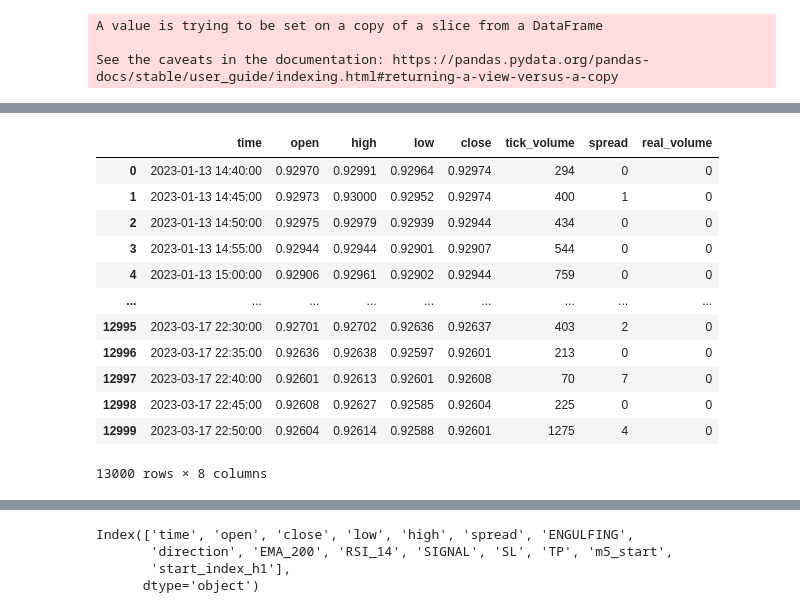
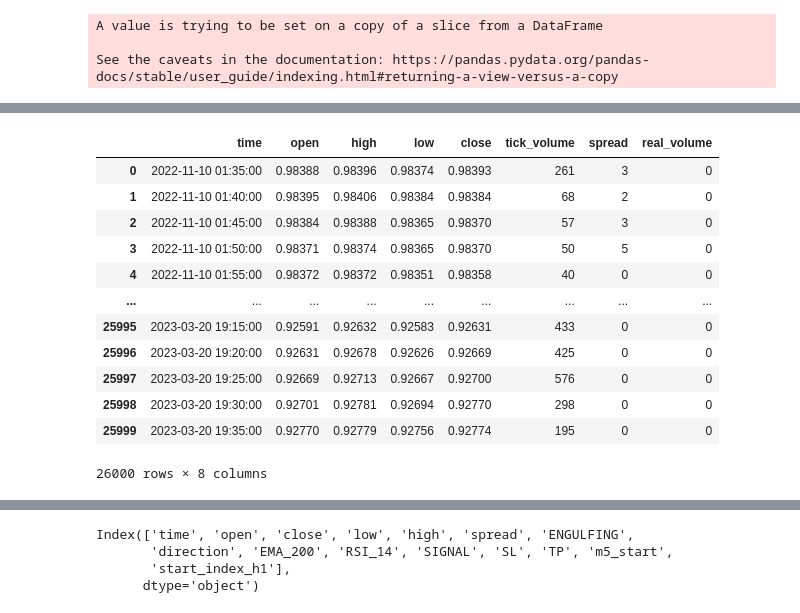
Before and after one commit to meysamshahbazi/algotramic, a Jupyter notebook: back-test-SPREAD.ipynb, the cells around one changed output, grey strips where cells are left out. Cells and saved outputs as stored; diff of their text form; code cells hidden in the pictures.

```diff
--- a/back-test-SPREAD.ipynb
+++ b/back-test-SPREAD.ipynb
@@ -11,4 +11,5 @@ from datetime import datetime
 from getCandle import Rates
 # %%
 pair = "USDCHF"
+NB_H1_CANDLES = 2000
 # %%
@@ -283,21 +334,21 @@ cp.show_plot(line_traces=['balance'])
 # %%
-rates = Rates(pair, 13*1000, mt5.TIMEFRAME_M5)
+rates = Rates(pair, 13*NB_H1_CANDLES, mt5.TIMEFRAME_M5)
 df_m5 = rates.get_rates_from_now()
 df_m5
 # %% [output]
 |  | time | open | high | low | close | tick_volume | spread | real_volume |
-| 0 | 2023-01-13 14:40:00 | 0.92970 | 0.92991 | 0.92964 | 0.92974 | 294 | 0 | 0 |
-| 1 | 2023-01-13 14:45:00 | 0.92973 | 0.93000 | 0.92952 | 0.92974 | 400 | 1 | 0 |
-| 2 | 2023-01-13 14:50:00 | 0.92975 | 0.92979 | 0.92939 | 0.92944 | 434 | 0 | 0 |
-| 3 | 2023-01-13 14:55:00 | 0.92944 | 0.92944 | 0.92901 | 0.92907 | 544 | 0 | 0 |
-| 4 | 2023-01-13 15:00:00 | 0.92906 | 0.92961 | 0.92902 | 0.92944 | 759 | 0 | 0 |
+| 0 | 2022-11-10 01:35:00 | 0.98388 | 0.98396 | 0.98374 | 0.98393 | 261 | 3 | 0 |
+| 1 | 2022-11-10 01:40:00 | 0.98395 | 0.98406 | 0.98384 | 0.98384 | 68 | 2 | 0 |
+| 2 | 2022-11-10 01:45:00 | 0.98384 | 0.98388 | 0.98365 | 0.98370 | 57 | 3 | 0 |
+| 3 | 2022-11-10 01:50:00 | 0.98371 | 0.98374 | 0.98365 | 0.98370 | 50 | 5 | 0 |
+| 4 | 2022-11-10 01:55:00 | 0.98372 | 0.98372 | 0.98351 | 0.98358 | 40 | 0 | 0 |
 | ... | ... | ... | ... | ... | ... | ... | ... | ... |
-| 12995 | 2023-03-17 22:30:00 | 0.92701 | 0.92702 | 0.92636 | 0.92637 | 403 | 2 | 0 |
-| 12996 | 2023-03-17 22:35:00 | 0.92636 | 0.92638 | 0.92597 | 0.92601 | 213 | 0 | 0 |
-| 12997 | 2023-03-17 22:40:00 | 0.92601 | 0.92613 | 0.92601 | 0.92608 | 70 | 7 | 0 |
-| 12998 | 2023-03-17 22:45:00 | 0.92608 | 0.92627 | 0.92585 | 0.92604 | 225 | 0 | 0 |
-| 12999 | 2023-03-17 22:50:00 | 0.92604 | 0.92614 | 0.92588 | 0.92601 | 1275 | 4 | 0 |
+| 25995 | 2023-03-20 19:15:00 | 0.92591 | 0.92632 | 0.92583 | 0.92631 | 433 | 0 | 0 |
+| 25996 | 2023-03-20 19:20:00 | 0.92631 | 0.92678 | 0.92626 | 0.92669 | 425 | 0 | 0 |
+| 25997 | 2023-03-20 19:25:00 | 0.92669 | 0.92713 | 0.92667 | 0.92700 | 576 | 0 | 0 |
+| 25998 | 2023-03-20 19:30:00 | 0.92701 | 0.92781 | 0.92694 | 0.92770 | 298 | 0 | 0 |
+| 25999 | 2023-03-20 19:35:00 | 0.92770 | 0.92779 | 0.92756 | 0.92774 | 195 | 0 | 0 |
-13000 rows × 8 columns
+26000 rows × 8 columns
 # %%
 df_m5_slim = df_m5[['time','high', 'low' ]].copy()
 # %%
```
Also changed, not shown: parts of 29 cells of this notebook, 4 other files.
